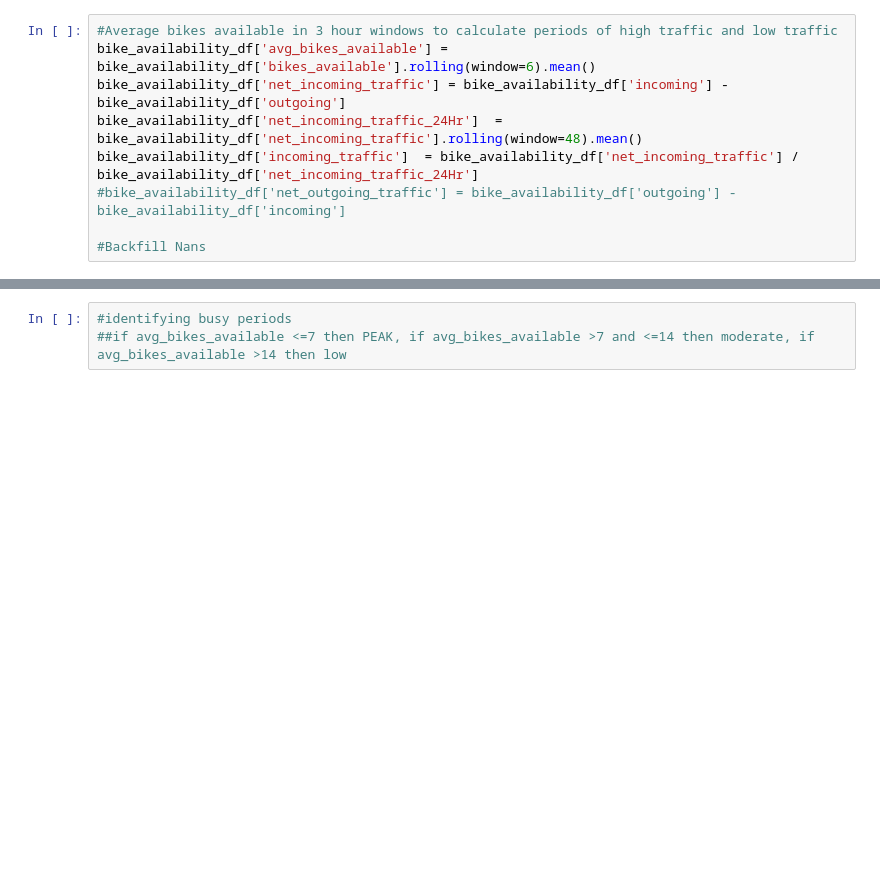
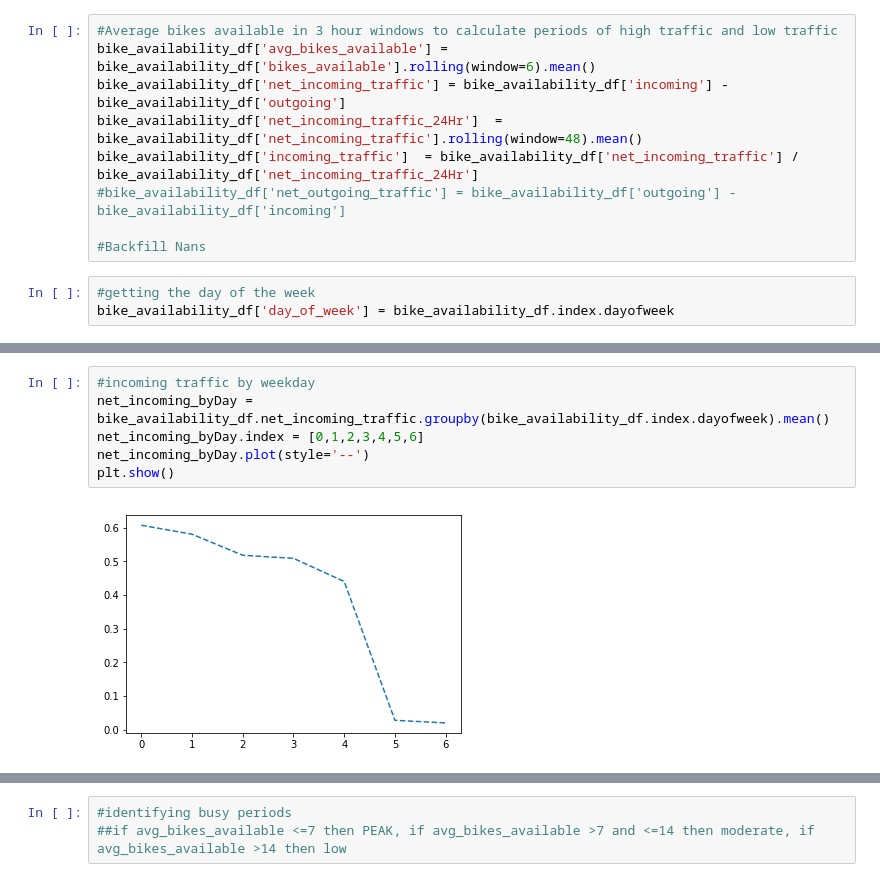
Before and after one commit to shantanurathore/CapstoneFinal, a Jupyter notebook: Capstone2_prod.ipynb, the cells around one changed output, grey strips where cells are left out. Saved outputs shown, nothing was run; the diff lists cells and outputs as text; blank space fills up the shorter version.

```diff
--- a/Capstone2_prod.ipynb
+++ b/Capstone2_prod.ipynb
@@ -543,3 +534,6 @@ bike_availability_df['incoming_traffic']  = bike_availability_df['net_incoming_t
 #bike_availability_df['net_outgoing_traffic'] = bike_availability_df['outgoing'] - bike_availability_df['incoming']
 
 #Backfill Nans
+# %%
+#getting the day of the week
+bike_availability_df['day_of_week'] = bike_availability_df.index.dayofweek
@@ -545,0 +553,8 @@ bike_availability_df['incoming_traffic']  = bike_availability_df['net_incoming_t
+# %%
+#incoming traffic by weekday
+net_incoming_byDay = bike_availability_df.net_incoming_traffic.groupby(bike_availability_df.index.dayofweek).mean()
+net_incoming_byDay.index = [0,1,2,3,4,5,6]
+net_incoming_byDay.plot(style='--')
+plt.show()
+# %% [output]
+[figure, added]
```
Also changed, not shown: parts of 16 cells of this notebook.
